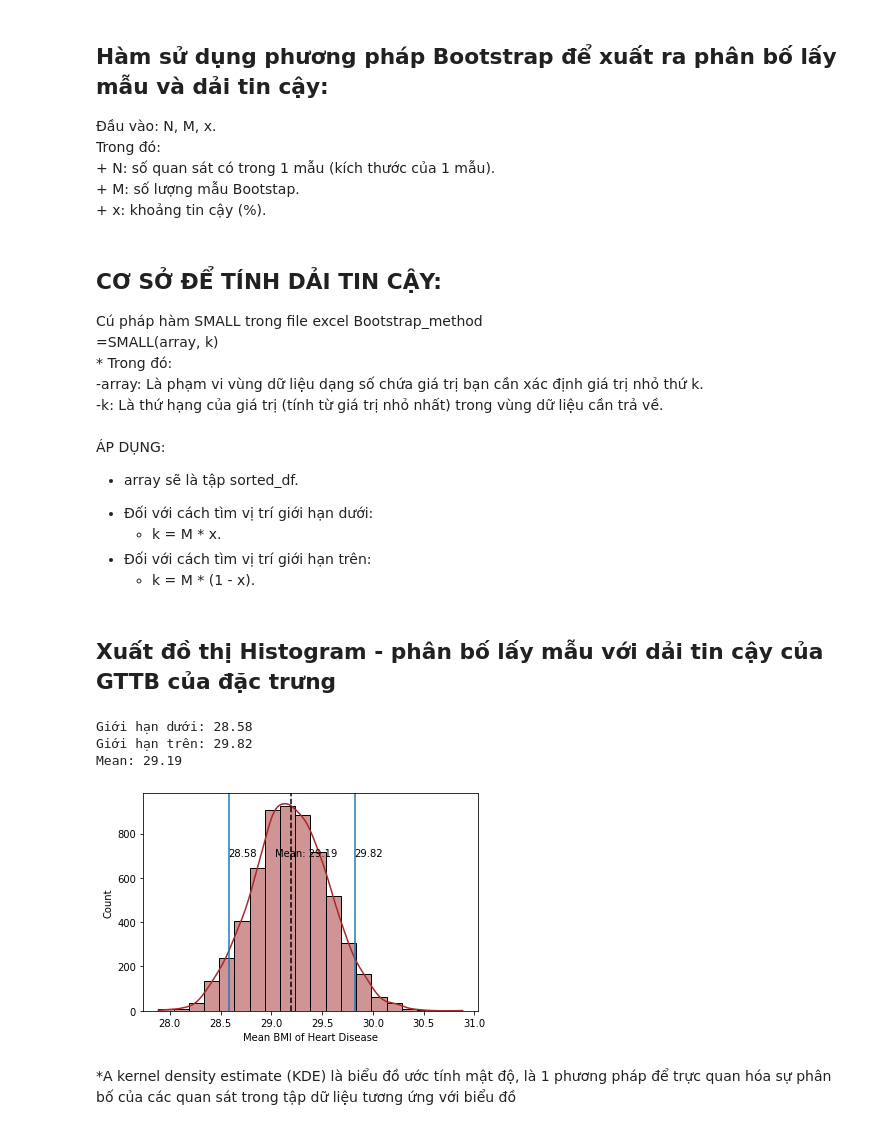
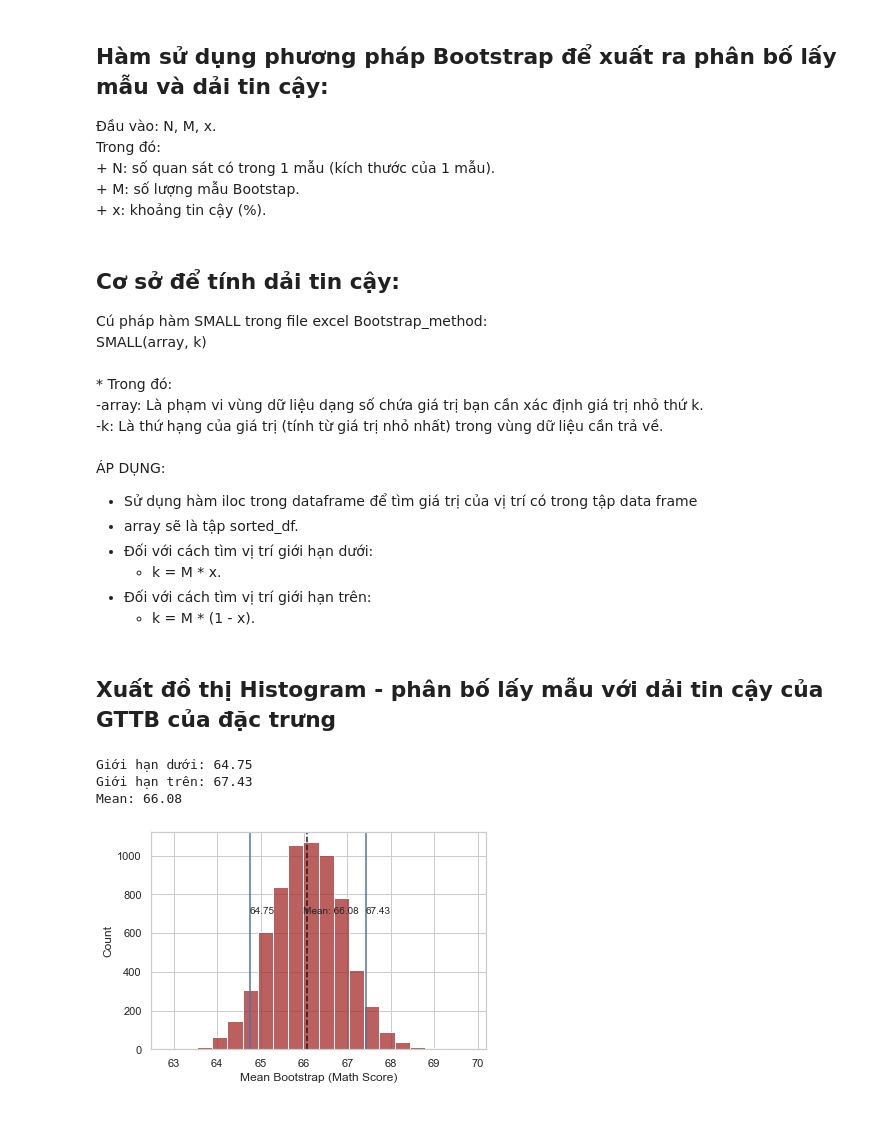
Before and after one commit to Kim-bk/bootstrap-sampling-method, a Jupyter notebook: data_science.ipynb, the cells around one changed output. Saved outputs shown, nothing was run; the diff lists cells and outputs as text; code cells hidden in the pictures.

Commit message:
change datasets vs add scatter plot and bar plot to question 2

```diff
--- a/data_science.ipynb
+++ b/data_science.ipynb
@@ -17,11 +18,11 @@ import seaborn as sns
 # %%
 
 #Đọc file dataset .csv vào data frame
-df_heart_disease = pd.read_csv('../bootstrap-sampling-method/heart_2020_cleaned.csv', delimiter=',')
+df = pd.read_csv('../bootstrap-sampling-method/StudentsPerformance.csv')
 
 #Xóa tất cả các hàng chứa giá trị rỗng
-df_heart_disease = df_heart_disease.dropna()
+df = df.dropna()
 
 #Kích thước của data frame
-df_heart_disease.shape
+df.shape
 # %% [output]
@@ -44,17 +59,17 @@ def bootstrapping(N, M, x):
 
     for _ in range(M):
         #Tạo mẫu với kích thước là N, các giá trị có thể lặp
-        new_df = df_heart_disease.sample(n= N, replace=True)
+        new_df = df_math_score.sample(n= N, replace=True)
 
         #Lưu giá trị Mean tìm được của mẫu đó
         mean_bootstrap.append(float(new_df.mean(axis=0)))
 
-    #Tạo từ điển với thuộc tính: Mean BMI of Heart Disease
-    dict = {'Mean BMI of Heart Disease': mean_bootstrap}
+    #Tạo từ điển với thuộc tính: Mean Bootstrap (Math Score)
+    dict = {'Mean Bootstrap (Math Score)': mean_bootstrap}
     mean_bootstrap = pd.DataFrame(dict)
 
-    #Sắp xếp lại các giá trị theo thuộc tính 'Mean BMI of Heart Disease' trong mean_bootstrap theo thứ tự tăng dần
-    sorted_df = mean_bootstrap.sort_values(by='Mean BMI of Heart Disease', ascending=True)
+    #Sắp xếp lại các giá trị theo thuộc tính 'Mean Bootstrap (Math Score)' trong mean_bootstrap theo thứ tự tăng dần
+    sorted_df = mean_bootstrap.sort_values(by='Mean Bootstrap (Math Score)', ascending=True)
 
     lower_bound = sorted_df.iloc[round(M*x)] #Tính vị trí giới hạn dưới
     upper_bound = sorted_df.iloc[round(M*(1-x))] #Tính vị trí giới hạn trên
@@ -62,16 +77,18 @@ def bootstrapping(N, M, x):
 
     return mean_bootstrap, lower_bound, upper_bound, mean_line
 # %% [markdown]
-CƠ SỞ ĐỂ TÍNH DẢI TIN CẬY:
+Cơ sở để tính dải tin cậy:
 -------
-Cú pháp hàm SMALL trong file excel Bootstrap_method\
-=SMALL(array, k)\
+Cú pháp hàm SMALL trong file excel Bootstrap_method:\
+SMALL(array, k)\
+\
         * Trong đó:\
             -array: Là phạm vi vùng dữ liệu dạng số chứa giá trị bạn cần xác định giá trị nhỏ thứ k.\
             -k: Là thứ hạng của giá trị (tính từ giá trị nhỏ nhất) trong vùng dữ liệu cần trả về.\
 \
 ÁP DỤNG:
-- array sẽ là tập sorted_df.
+* Sử dụng hàm iloc trong dataframe để tìm giá trị của vị trí có trong tập data frame
+* array sẽ là tập sorted_df.
 * Đối với cách tìm vị trí giới hạn dưới:
     - k = M * x.
 * Đối với cách tìm vị trí giới hạn trên:
@@ -80,39 +97,37 @@ Cú pháp hàm SMALL trong file excel Bootstrap_method\
 Xuất đồ thị Histogram - phân bố lấy mẫu với dải tin cậy của GTTB của đặc trưng
 ------------------------------------------------------------
 # %%
-#Lấy 900 hàng đầu tiên theo đặc trưng BMI có chứa đặc trưng HeartDisease mang giá trị là 'Yes'
-df_heart_disease = (df_heart_disease['BMI'][df_heart_disease['HeartDisease'] == "Yes"]).head(900)
+#Lấy tất cả record có trong dataset (gồm 1000 records) với đặc trưng (biến) là 'math score'
+df_math_score = df['math score']
 
 #Gọi hàm bootstrapping
-mean_bootstrap, lower_bound, upper_bound, mean_line = bootstrapping(300,6000,0.05) #n, M, x%
+mean_bootstrap, lower_bound, upper_bound, mean_line = bootstrapping(333,6666,0.05) # tương úng với n, M, x%
 
 #Histogram
-sns.histplot(mean_bootstrap['Mean BMI of Heart Disease'], kde=True ,color = 'brown', bins=20)
+sns.histplot(mean_bootstrap['Mean Bootstrap (Math Score)'] ,color = 'brown', bins=20)
 
 #Khoảng tin cậy
 lower_bound = float("{:.2f}".format(float(lower_bound)))
 upper_bound = float( "{:.2f}".format(float(upper_bound)))
 mean_line = float( "{:.2f}".format(float(mean_line)))
 
 print('Giới hạn dưới: ' + str(lower_bound))
 print('Giới hạn trên: '  + str(upper_bound))
 print('Mean: '  + str(mean_line))
 
 plt.axvline(lower_bound, 0,20)
 plt.axvline(upper_bound, 0,20)
 plt.axvline(mean_line, 0,20, color = 'k', linestyle = '--')
 
 plt.text(lower_bound, 700, str(lower_bound), fontsize=10)
 plt.text(upper_bound, 700, str(upper_bound), fontsize=10)
-plt.text(mean_line-0.15, 700, "Mean: " + str(mean_line), fontsize=10)
+plt.text(mean_line-0.1, 700, "Mean: " + str(mean_line), fontsize=10)
 plt.show()
 # %% [output]
-Giới hạn dưới: 28.58
-Giới hạn trên: 29.82
-Mean: 29.19
+Giới hạn dưới: 64.75
+Giới hạn trên: 67.43
+Mean: 66.08
-[figure, old version]
+[figure, new version]
-# %% [markdown]
-*A kernel density estimate (KDE) là biểu đồ ước tính mật độ, là 1 phương pháp để trực quan hóa sự phân bố của các quan sát trong tập dữ liệu tương ứng với biểu đồ
 # %% [markdown]
 Câu 2:
 Dựa trên cùng dataset với Câu 1, viết chương trình xuất ra và thuyết trình các thống kê mô
```
Also changed, not shown: parts of 16 cells of this notebook, 4 other files.
